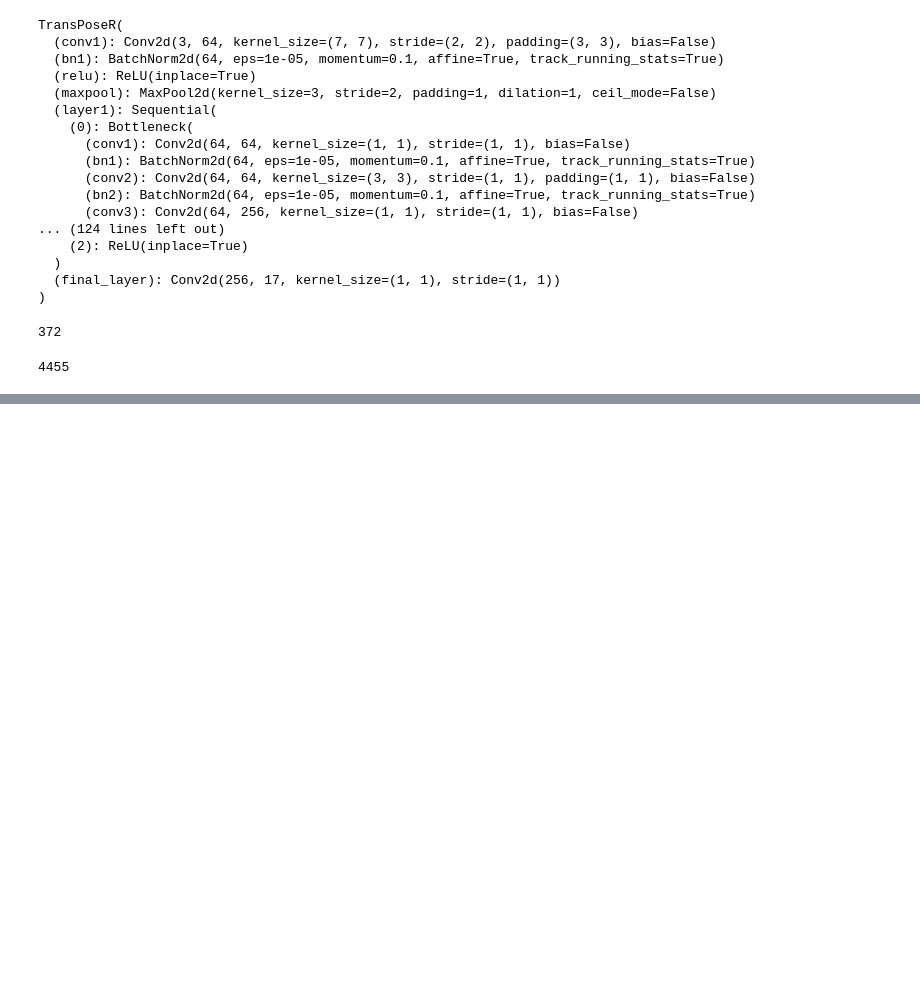
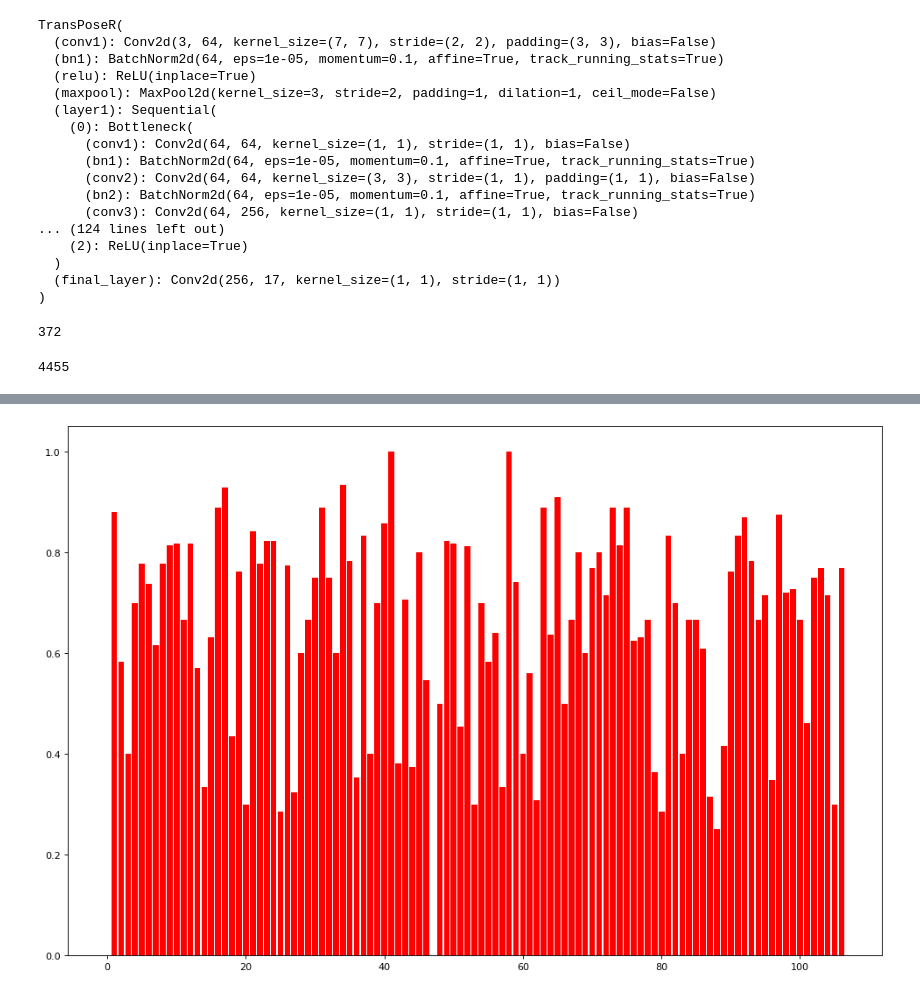
Before and after one commit to michele17284/YogaPose, a Jupyter notebook: RunAnalysis.ipynb, the cells around one changed output, grey strips where cells are left out. Drawn from its saved outputs; the diff is of its cells as text; code cells hidden in the pictures; blank space fills up the shorter version.

```diff
--- a/RunAnalysis.ipynb
+++ b/RunAnalysis.ipynb
@@ -402,6 +421,7 @@ def train(model,num_epochs=num_epochs,lr=learning_rate):
     return {"Loss/train": loss_train, "Loss/val": loss_val, "Accuracy/train":accuracy_val, "Accuracy/val": accuracy_test, "F1/train": train_f1, "F1/val": val_f1}
 
 def test(model):
+    model.eval()
     with torch.no_grad():
             all_preds = torch.tensor([]).to(device)
             all_labels = torch.tensor([]).to(device)
@@ -440,0 +461,9 @@ Test Loss: 0.2613
+# %%
+from sklearn.metrics import classification_report
+from sklearn.metrics import accuracy_score
+
+y_true = test_labels
+y_pred = test_predicted
+target_names = [str(x) for x in range(107)]
+
+print(target_names)
@@ -440,0 +472,3 @@ Test Loss: 0.2613
+# %%
+txt = (classification_report(y_true, y_pred, target_names=target_names, digits=4))
+print(txt)
@@ -440,0 +493,18 @@ Test Loss: 0.2613
+# %%
+def f1_ist(txt=txt):
+    f1list = []
+    for line in txt.splitlines():
+        if len(line.split()) > 3:
+            if line.split()[3][0] in ["0", "1"]:
+
+                f1list.append(float(line.split()[3]))
+    return f1list [:-2]
+
+f1list = f1_ist(txt)
+bins = list(range(107))
+plt.figure(figsize=(15, 10), dpi=80)
+plt.bar(bins, f1list, width = 0.85, color="red" )
+plt.savefig("out/histogram.jpg")
+plt.show()
+# %% [output]
+[figure, added]
```
Also changed, not shown: parts of 5 cells of this notebook, 3 other files.
